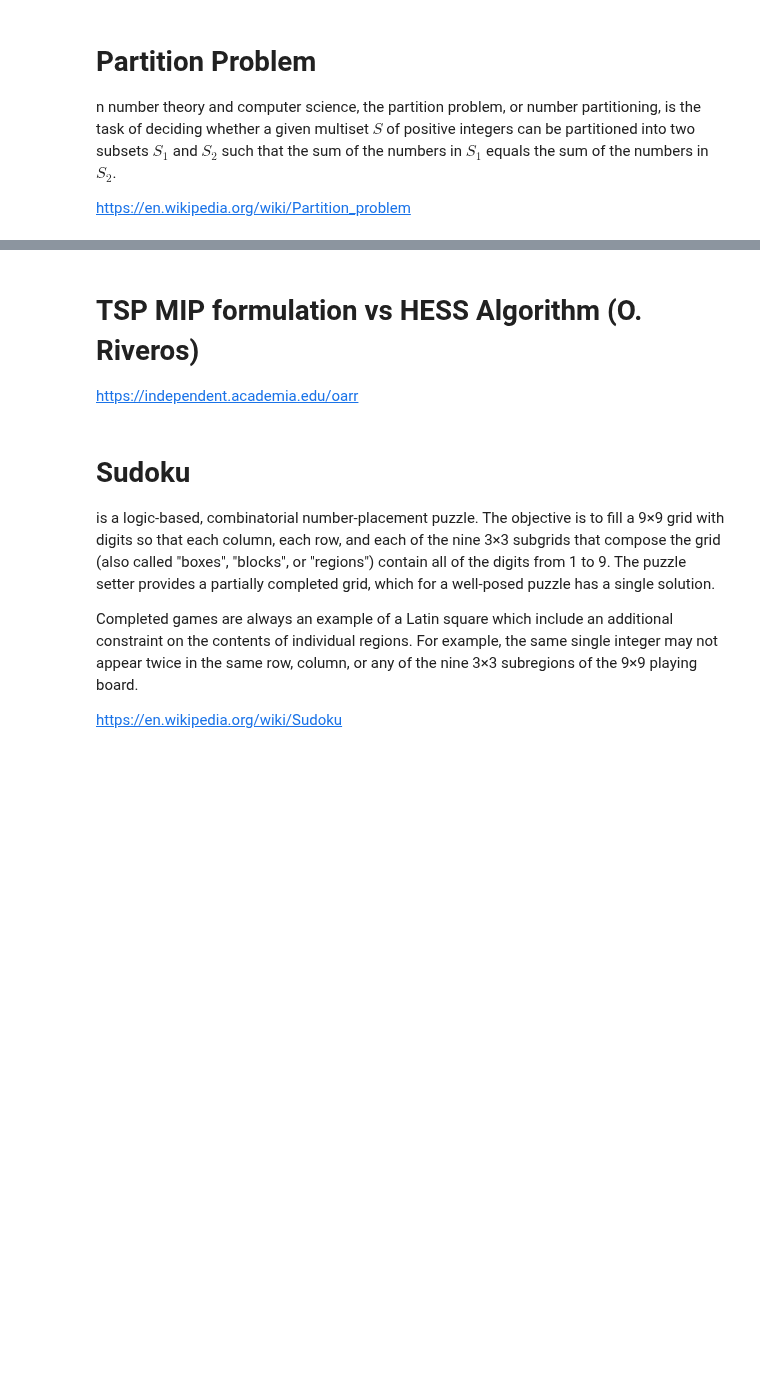
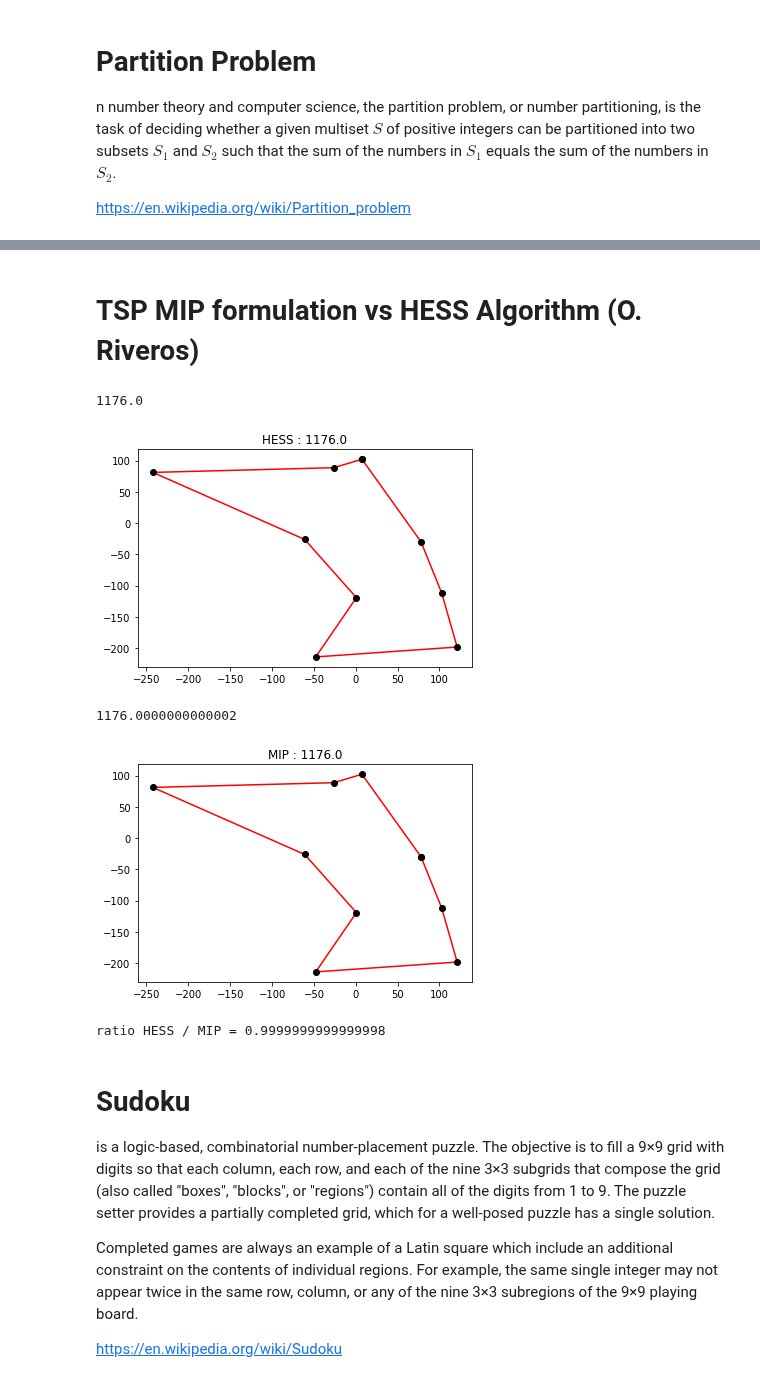
Before and after one commit to maxtuno/PEQNP, a Jupyter notebook: docs/PEQNP.ipynb, the cells around one changed output, grey strips where cells are left out. Cells and saved outputs as stored; diff of their text form; code cells hidden in the pictures; blank space fills up the shorter version.

```diff
--- a/docs/PEQNP.ipynb
+++ b/docs/PEQNP.ipynb
@@ -513,9 +617,6 @@ The condition that all numbers must be distinct makes the problem very interesti
 
 https://cstheory.stackexchange.com/questions/16253/list-of-strongly-np-hard-problems-with-numerical-data
 # %%
-import peqnp as pn
-import numpy as np
-
 bits = 7
 size = 3 * 10
 triplets = []
@@ -530,7 +631,7 @@ pn.engine(bits=max(triplets).bit_length())
 xs, ys = pn.permutations(triplets, size)
 for i in range(0, size, 3):
     assert ys[i] + ys[i + 1] == ys[i + 2]
-if pn.satisfy(turbo=True):
+if pn.satisfy():
     for i in range(0, size, 3):
         print('{} == {} + {}'.format(ys[i + 2], ys[i], ys[i + 1]))
 else:
@@ -623,18 +737,13 @@ In the mathematical field of graph theory, a Hamiltonian path (or traceable path
 https://en.wikipedia.org/wiki/Hamiltonian_path
 # %%
 import sys
-
-import peqnp as pn
-import numpy as np
-
-
 n = 10
 M = np.random.randint(0, 2, size=(n, n))
 print(M)
 pn.engine((n ** 2).bit_length())
 ids, elements = pn.matrix_permutation((1 - M).flatten(), n)
 assert sum(elements) == 0
-if pn.satisfy(turbo=True):
+if pn.satisfy():
     for i in ids:
         for j in ids:
             sys.stdout.write('{} '.format(M[i.value][j.value]))
@@ -649,9 +779,6 @@ In the bin packing problem, items of different volumes must be packed into a fin
 
 https://en.wikipedia.org/wiki/Bin_packing_problem
 # %%
-import peqnp as pn
-import numpy as np
-
 capacity = 50
 size = 50
 elements = sorted([np.random.randint(1, capacity // 2 - 1) for _ in range(size)], reverse=True)
@@ -665,7 +792,7 @@ while True:
         assert sum(pn.switch(slot, i) for slot in slots) == 1
     for slot in slots:
         assert sum(pn.switch(slot, i) * elements[i] for i in range(len(elements))) <= capacity
-    if pn.satisfy(turbo=True):
+    if pn.satisfy():
         print('Solution for {} bins...'.format(bins))
         for slot in slots:
             print(''.join(['_' if boolean else '#' for boolean in slot.binary]))
@@ -708,9 +865,6 @@ The n- Queens Completion problem is a variant, dating to 1850, in which some que
 
 https://www.ijcai.org/Proceedings/2018/0794.pdf
 # %%
-import peqnp as pn
-
-
 def completion(n, m, seed):
     import random
     """
@@ -769,7 +923,7 @@ pn.apply_single(qs, lambda x: x < n)
 pn.apply_dual(qs, lambda x, y: x != y)
 pn.apply_dual([qs[i] + i for i in range(n)], lambda x, y: x != y)
 pn.apply_dual([qs[i] - i for i in range(n)], lambda x, y: x != y)
-if pn.satisfy(turbo=True):
+if pn.satisfy():
     for i in range(n):
         print(''.join(['Q ' if qs[i] == j else '. ' for j in range(n)]))
     print('')
@@ -944,7 +1132,5 @@ plot(np.vectorize(int)(X))
 # %% [markdown]
 # TSP MIP formulation vs HESS Algorithm (O. Riveros)
-
-https://independent.academia.edu/oarr
 # %%
 import numpy as np
 import peqnp as pn
@@ -963,12 +1149,12 @@ def plot(tour, title):
 def oracle(seq):
     return sum(D[seq[i - 1]][seq[i]] for i in range(n))
 
-n = 9
-data = np.random.normal(size=(n, 2)) * 100
+n = 10
+data = np.random.logistic(size=(n, 2)) * 10
 D = np.zeros(shape=(n, n))
 for i in range(n):
     for j in range(n):
-        D[i][j] = round(np.linalg.norm(data[i] - data[j]))
+        D[i][j] = int(np.linalg.norm(data[i] - data[j]))
 
 seq = pn.hess_sequence(n, oracle=oracle, fast=False)
 print(oracle(seq))
@@ -985,33 +1171,39 @@ for k in range(n):
 assert sum(M.flatten()) == n
 
 for i in range(n):
     for j in range(n):
         assert M[i][j] <= 1
 
 for a, b in zip(M, M.T):
     assert sum(a) == 1
     assert sum(b) == 1
 
 for i in range(1, n):
     for j in range(1, n):
         if i != j:
             assert u[i] - u[j] + (n - 1) * M[i][j] <= n - 2
 
 optimal = pn.minimize(sum(D[i][j] * M[i][j] for i in range(n) for j in range(n)))
 print(optimal)
 
 path = {}
 for i in range(n):
     for j in range(n):
         if M[i][j].value:
             path[j] = i
 
 tour = [0, path[0]]
 while len(tour) < n:
     tour.append(path[tour[-1]])
 plot(tour, 'MIP')
 
 print('ratio HESS / MIP = {}'.format(oracle(seq) / optimal))
+# %% [output]
+1176.0
+[figure, added]
+1176.0000000000002
+[figure, added]
+ratio HESS / MIP = 0.9999999999999998
 # %% [markdown]
 # Sudoku
 
```
Also changed, not shown: parts of 45 cells of this notebook.
